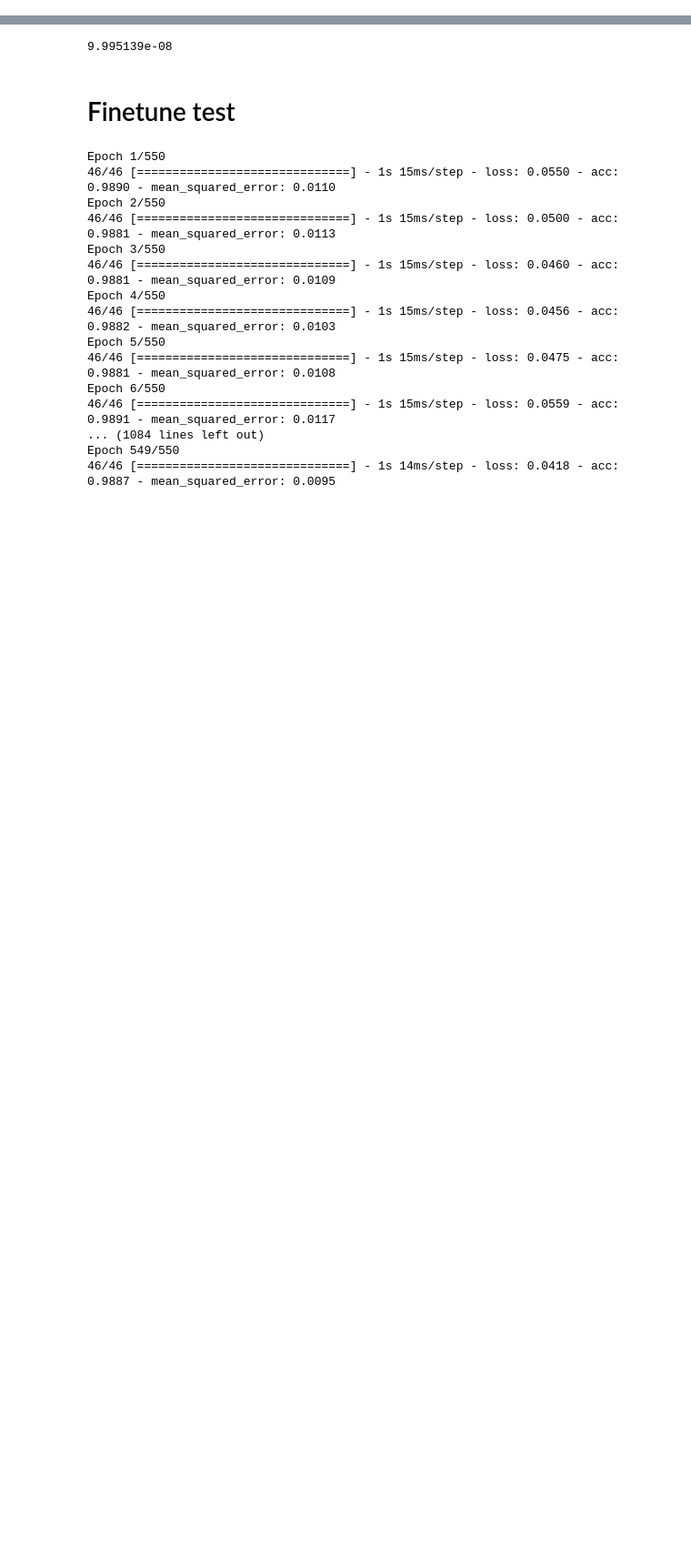
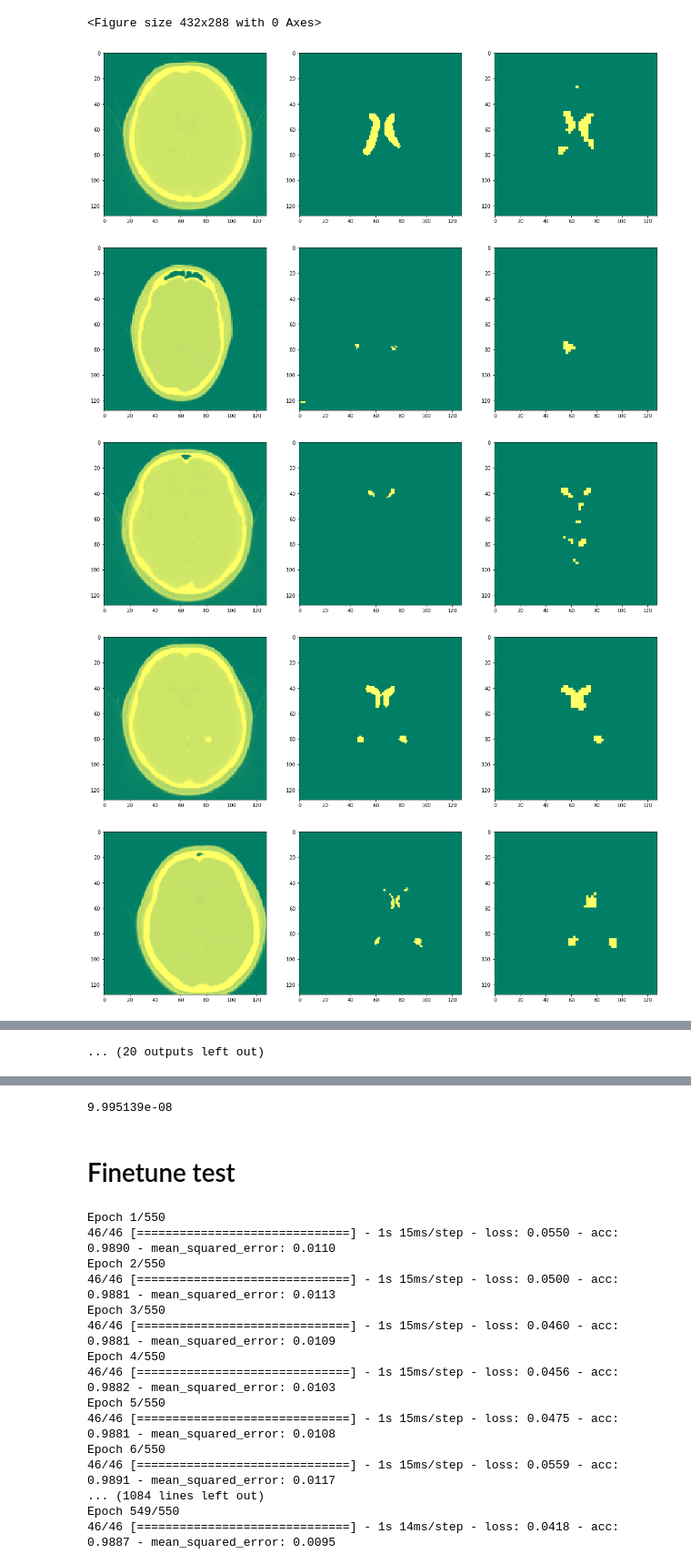
Before and after one commit to leoromanovich/CNN_for_brain_ventricles_segmentation, a Jupyter notebook: Model.ipynb, the cells around one changed output, grey strips where cells are left out. Shown at 91% size. Saved outputs shown, nothing was run; the diff lists cells and outputs as text; code cells hidden in the pictures; blank space fills up the shorter version.

```diff
--- a/Model.ipynb
+++ b/Model.ipynb
@@ -193,0 +256,71 @@ Epoch 3159/5000
+# %%
+
+# sns.set_style("ticks", {'axes.grid' : False})
+# sns.set_context("poster")
+# sns.set_palette("Reds")
+
+# plt.set_cmap('inferno')
+# plt.set_cmap('magma')
+# plt.set_cmap('plasma')
+# plt.set_cmap('viridis')
+# plt.set_cmap('BrBG')
+# plt.set_cmap('PiYG')
+# plt.set_cmap('PRGn')
+# plt.set_cmap('PuOr')
+# plt.set_cmap('RdBu')
+# plt.set_cmap('RdGy')
+# plt.set_cmap('RdYlBu')
+# plt.set_cmap('RdYlGn')
+# plt.set_cmap('Spectral')
+# plt.set_cmap('autumn')
+# plt.set_cmap('bone')
+# plt.set_cmap('cool')
+# plt.set_cmap('hot')
+# plt.set_cmap('hsv')
+# plt.set_cmap('jet')
+# plt.set_cmap('pink')
+# plt.set_cmap('prism')
+# plt.set_cmap('spring')
+# plt.set_cmap('summer')
+# plt.set_cmap('winter')
+# plt.set_cmap('flag')
+
+
+# plt.set_cmap('autumn')
+# plt.set_cmap('bone')
+# plt.set_cmap('pink')
+# plt.set_cmap('prism')
+# plt.set_cmap('spring')
+plt.set_cmap('summer')
+
+
+
+for x in range(len(X_test-10)):
+
+    img_in_test_set = x
+    fig, (ax1, ax2, ax3) = plt.subplots(1,3, figsize=(20, 10))
+    x_tm = X_test[img_in_test_set]
+    x_tm = np.reshape(x_tm, [sizes,sizes])
+    y_tm = y_test[img_in_test_set]
+    y_tm = np.reshape(y_tm, [sizes,sizes])
+
+    pred_tm = model.predict(X_test[img_in_test_set:img_in_test_set+1])
+    # pred_tm = pred_tm[0]
+
+#     print(pred_tm.shape)
+#     print(np.unique(pred_tm))
+    pred_tm = np.reshape(pred_tm[0], [sizes,sizes])
+    pred_tm[pred_tm > 0.15] = 1
+    pred_tm[pred_tm < 0.15] = 0
+    ax1.imshow(x_tm)
+    ax2.imshow(y_tm)
+    ax3.imshow(pred_tm)
+
+    fig.savefig("ex" + str(x) + ".png")
+# %% [output]
+<Figure size 432x288 with 0 Axes>
+[figure, added]
+[figure, added]
+[figure, added]
+[figure, added]
+[figure, added]
@@ -194 +333,2 @@ Epoch 3159/5000
+... (20 outputs left out)
 # %%
```
Also changed, not shown: parts of 14 cells of this notebook, 17 other files.
